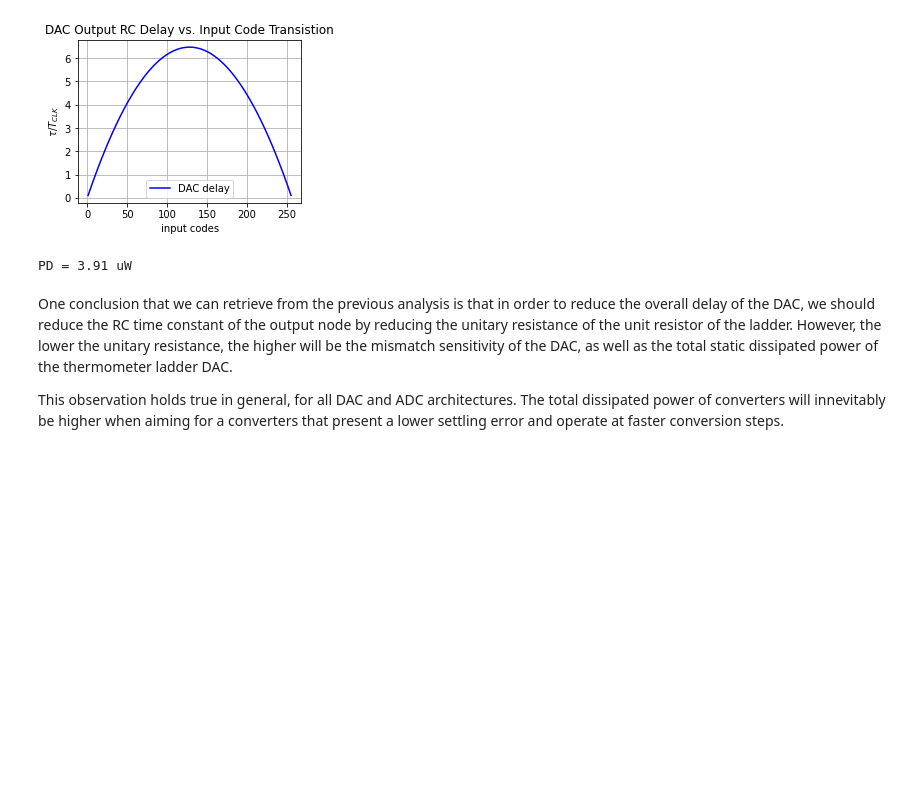
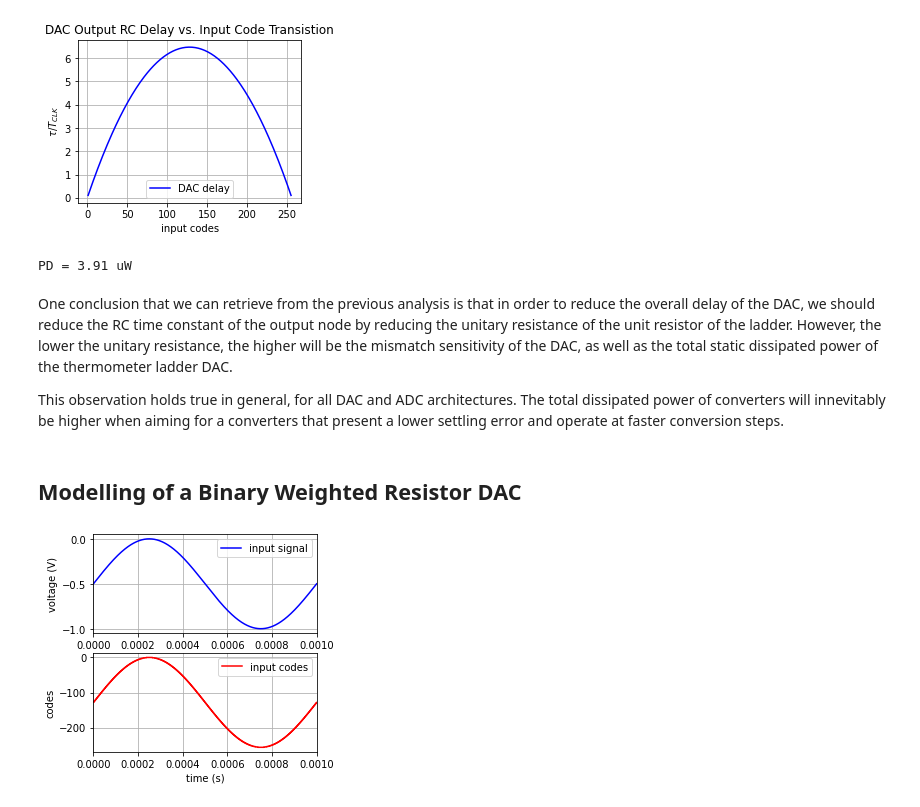
Before and after one commit to das-dias/signal-converters-notebooks, a Jupyter notebook: practical_classes/practical_class_5.ipynb, the cells around one changed output. Drawn from its saved outputs; the diff is of its cells as text; code cells hidden in the pictures; blank space fills up the shorter version.

Commit message:
Added the modelling of a binary weighted resistor array DAC to the notes of the fifth practical class.

```diff
--- a/practical_classes/practical_class_5.ipynb
+++ b/practical_classes/practical_class_5.ipynb
@@ -235,3 +235,40 @@ PD = 3.91 uW
 One conclusion that we can retrieve from the previous analysis is that in order to reduce the overall delay of the DAC, we should reduce the RC time constant of the output node by reducing the unitary resistance of the unit resistor of the ladder. However, the lower the unitary resistance, the higher will be the mismatch sensitivity of the DAC, as well as the total static dissipated power of the thermometer ladder DAC.
 
 This observation holds true in general, for all DAC and ADC architectures. The total dissipated power of converters will innevitably be higher when aiming for a converters that present a lower settling error and operate at faster conversion steps.
+# %% [markdown]
+## Modelling of a Binary Weighted Resistor DAC
+# %%
+# set up the DAC parameters
+vref = -1 # V
+vdd = 1 # V
+nbits = 8 # number of bits
+vlsb = np.abs(vref / (2**nbits) ) # V
+# number of simulation points
+Np = 1e6
+# define the time base
+Fs = 1e9 # Hz
+Ts = 1/Fs # s
+tD = np.arange(0,Np)*Ts; # (0:Np-1) == np.arange(0,Np)
+# setup the input codes
+A1 = vdd/2
+f1 = 1e3 # Hz
+ph1 = 0 # rad
+ofst = 0.0
+si = A1*np.sin(2*np.pi*f1*tD + ph1) + ofst + vref/2
+# get the codes from the ideal DAC
+incodes = np.round(si/vlsb).astype(int)
+# represent the input signal and codes
+fig, ax = plt.subplots(2,1, figsize=(4,4))
+ax[0].plot(tD, si, 'b', label='input signal')
+ax[0].set_xlabel('time (s)')
+ax[0].set_ylabel('voltage (V)')
+ax[0].legend()
+ax[1].plot(tD, incodes, 'r', label='input codes')
+ax[1].set_xlabel('time (s)')
+ax[1].set_ylabel('codes')
+ax[1].legend()
+ax[0].set_xlim([0, 1/(f1)])
+ax[1].set_xlim([0, 1/(f1)])
+ax[1].grid(); ax[0].grid()
+# %% [output]
+[figure, added]
```
Also changed, not shown: parts of 11 cells of this notebook.
